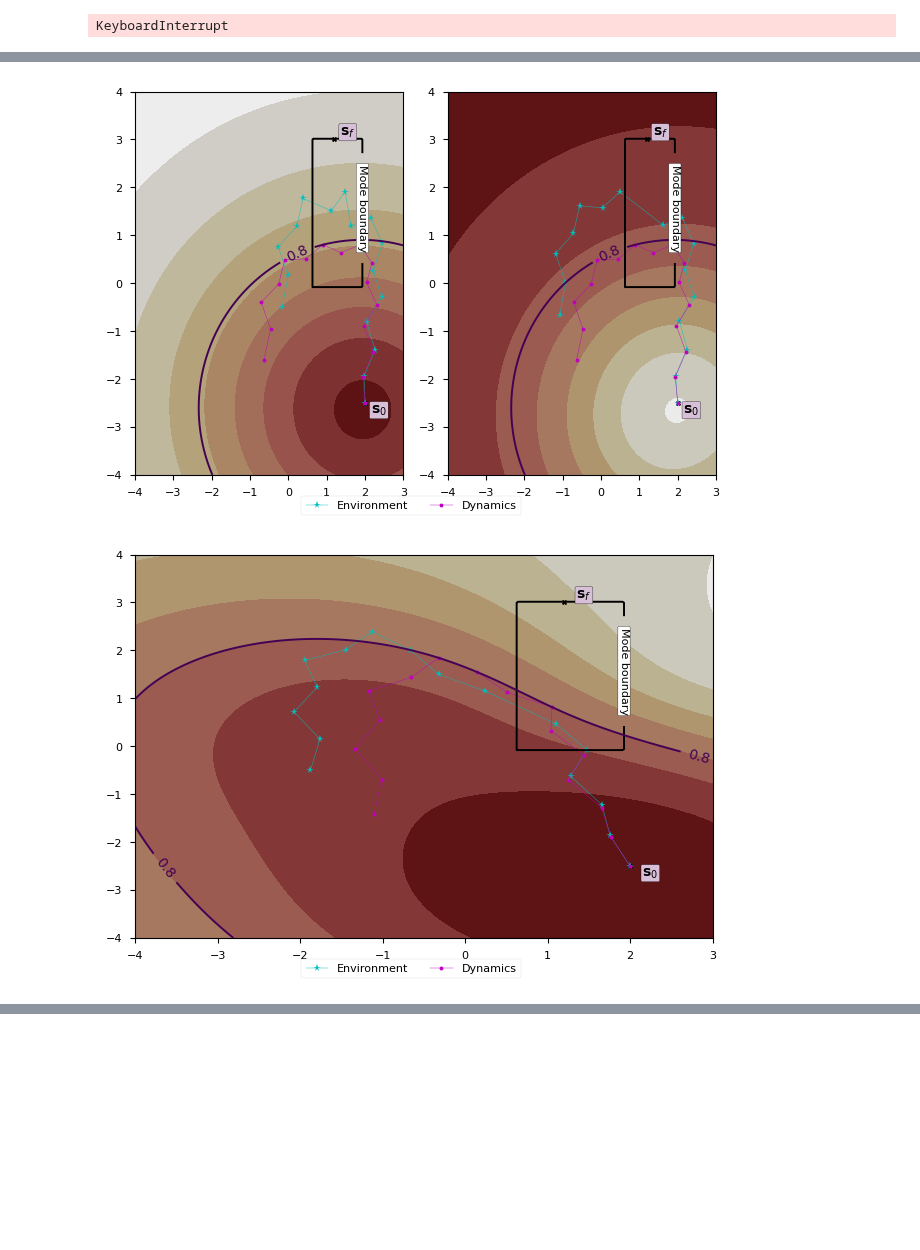
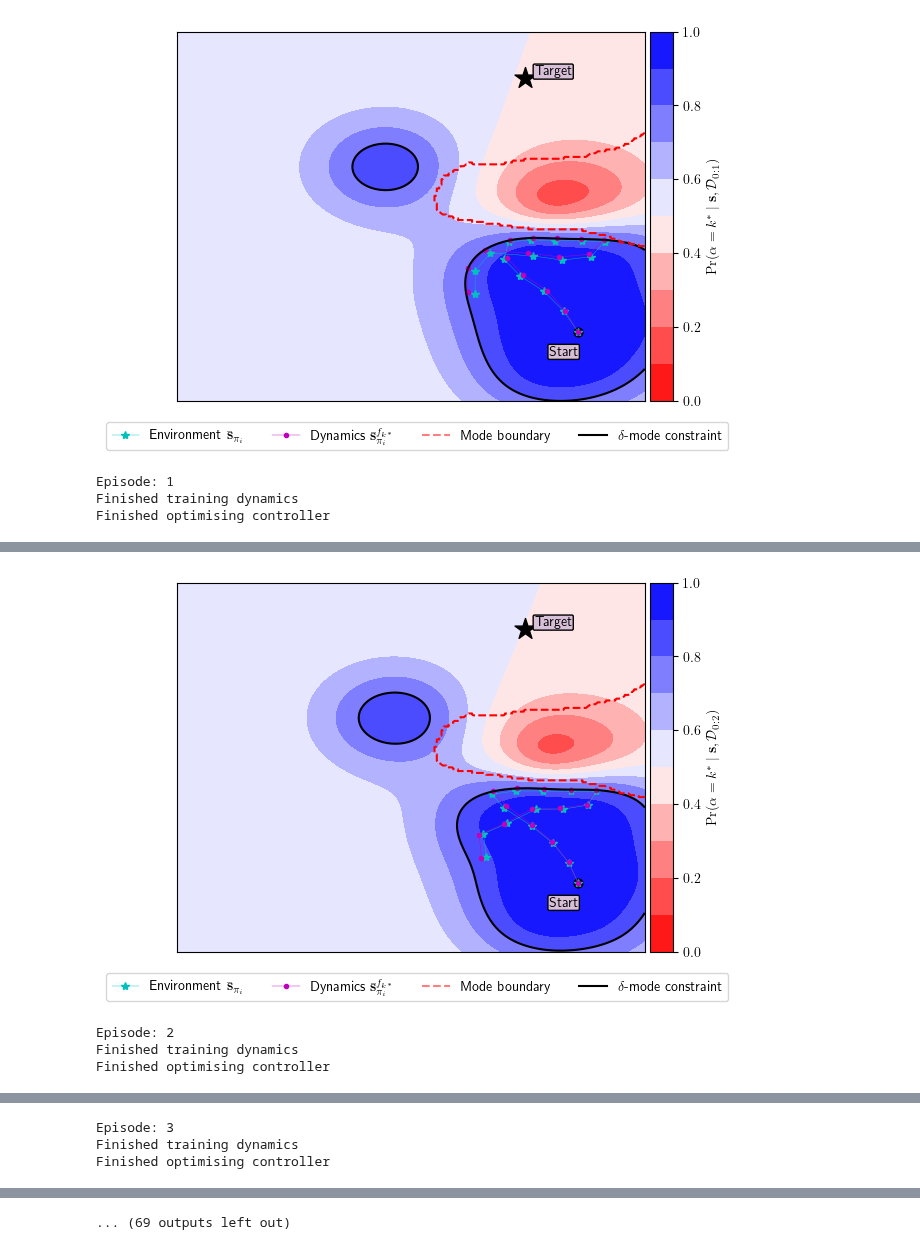
Before and after one commit to aidanscannell/ModeRL, a Jupyter notebook: examples/quadcopter-navigation-via-mode-constrained-mbrl.ipynb, the cells around one changed output, grey strips where cells are left out. Drawn from its saved outputs; the diff is of its cells as text; code cells hidden in the pictures; blank space fills up the shorter version.

```diff
--- a/examples/quadcopter-navigation-via-mode-constrained-mbrl.ipynb
+++ b/examples/quadcopter-navigation-via-mode-constrained-mbrl.ipynb
@@ -237,3 +425,7 @@ max_iterations = 150
+# %%
+exploration_weight = 10.0
+explorative_objective_fn = joint_gating_function_entropy
+mode_satisfaction_prob = 0.8
 # %%
 explorative_controller = ExplorativeController(
     start_state=start_state,
@@ -268 +453,16 @@ Optimisation result:
+# %%
+def set_desired_mode(dynamics: ModeRLDynamics) -> int:
+    """Sets desired mode to one with lowest transition noise
+    uses product of output dims
+    """
+    noise_var_prod = tf.reduce_prod(
+        dynamics.mosvgpe.experts_list[0].gp.likelihood.variance
+    )
+    desired_mode = 0
+    for k, expert in enumerate(dynamics.mosvgpe.experts_list):
+        if tf.reduce_prod(expert.gp.likelihood.variance) < noise_var_prod:
+            noise_var_prod = expert.gp.likelihood.variance
+            desired_mode = k
+    print("Desired mode is {}".format(desired_mode))
+    return desired_mode
 # %% [markdown]
@@ -274,11 +476,21 @@ test_inputs = create_test_inputs(40000)  # test inputs for plotting
 # %%
 for episode in range(0, num_episodes):
+    print("Episode: {}".format(episode))
+
+    # Visualise each episode by plotting trajectory over desired mode's prob
+    plot_episode(episode, explorative_controller)
+
     # Train dynamics model
-    if episode > 0:
-        dynamics.optimise()
+    dynamics.optimise()
+    print("Finished training dynamics")
+
+    # Set the desired mode
+    if episode == 0:
+        dynamics.desired_mode = set_desired_mode(dynamics)
 
     # Optimise controller using constrained objective
     _ = explorative_controller.optimise()
+    print("Finished optimising controller")
 
     # Rollout the controller in env to collect state transition data
     X, Y = collect_data_from_env(
@@ -288,18 +500,6 @@ for episode in range(0, num_episodes):
     )
     dynamics.update_dataset(dataset=(X, Y))
 
-    # Visualising each episode by plotting controller over gating network posterior
-    fig = plot_trajectories_over_desired_mixing_prob(
-        env,
-        controller=explorative_controller,
-        test_inputs=test_inputs,
-        target_state=target_state,
-    )
-
-    fig = plot_trajectories_over_desired_gating_gp(
-        env,
-        controller=explorative_controller,
-        test_inputs=test_inputs,
-        target_state=target_state,
-    )
+# Visualise final episode
+plot_episode(episode, explorative_controller)
 # %% [output]
@@ -323 +511,4 @@ Epoch 115/20000
+[figure, new version]
-KeyboardInterrupt
+Episode: 1
+Finished training dynamics
+Finished optimising controller
@@ -325,2 +515,4 @@ KeyboardInterrupt
-[figure, old version]
-[figure, old version]
+[figure, new version]
+Episode: 2
+Finished training dynamics
+Finished optimising controller
@@ -327,0 +520,3 @@ KeyboardInterrupt
+Episode: 3
+Finished training dynamics
+Finished optimising controller
@@ -331,0 +531 @@ KeyboardInterrupt
+... (69 outputs left out)
```
Also changed, not shown: parts of 42 cells of this notebook.
